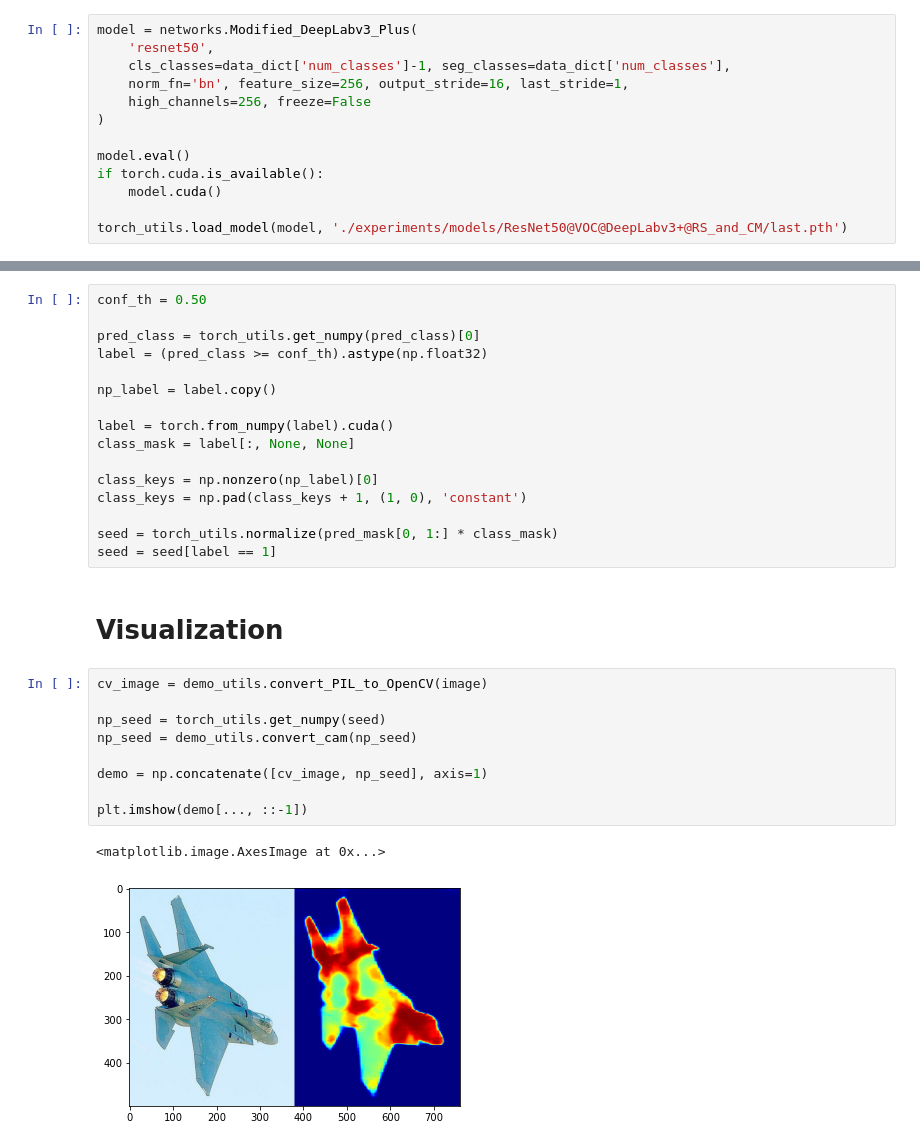
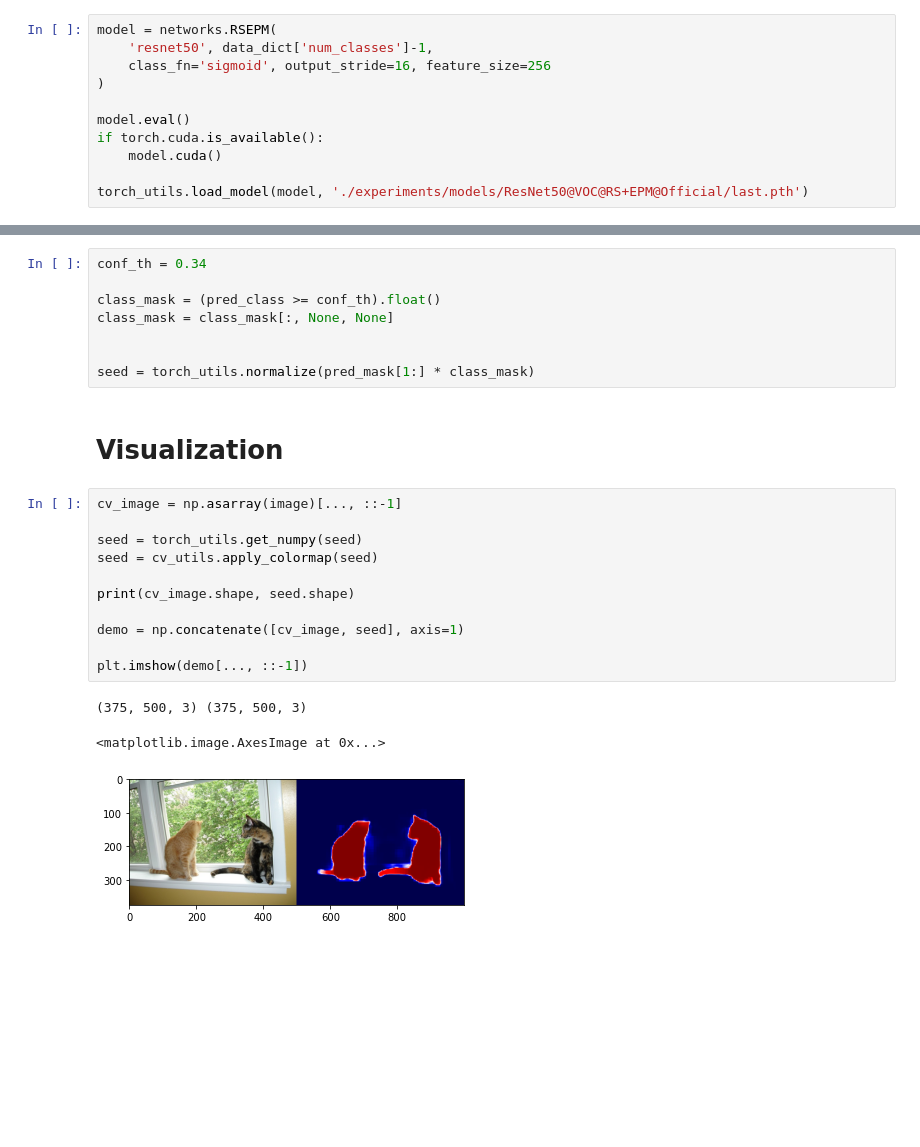
Before and after one commit to shjo-april/RecurSeed_and_EdgePredictMix, a Jupyter notebook: demo.ipynb, the cells around one changed output, grey strips where cells are left out. Drawn from its saved outputs; the diff is of its cells as text; blank space fills up the shorter version.

```diff
--- a/demo.ipynb
+++ b/demo.ipynb
@@ -34,16 +34,14 @@ colors = demo_utils.get_colors(data_dict)
 # %%
-model = networks.Modified_DeepLabv3_Plus(
-    'resnet50',
-    cls_classes=data_dict['num_classes']-1, seg_classes=data_dict['num_classes'],
-    norm_fn='bn', feature_size=256, output_stride=16, last_stride=1,
-    high_channels=256, freeze=False
+model = networks.RSEPM(
+    'resnet50', data_dict['num_classes']-1,
+    class_fn='sigmoid', output_stride=16, feature_size=256
 )
 
 model.eval()
 if torch.cuda.is_available():
     model.cuda()
 
-torch_utils.load_model(model, './experiments/models/ResNet50@VOC@DeepLabv3+@RS_and_CM/last.pth')
+torch_utils.load_model(model, './experiments/models/ResNet50@VOC@RS+EPM@Official/last.pth')
 # %% [markdown]
 # Inference
 # %%
@@ -75,32 +76,27 @@ pred_mask = output_dict['pred_mask']
 # %% [markdown]
 # Postprocessing
-# %%
-conf_th = 0.50
-
-pred_class = torch_utils.get_numpy(pred_class)[0]
-label = (pred_class >= conf_th).astype(np.float32)
-
-np_label = label.copy()
-
-label = torch.from_numpy(label).cuda()
-class_mask = label[:, None, None]
-
-class_keys = np.nonzero(np_label)[0]
-class_keys = np.pad(class_keys + 1, (1, 0), 'constant')
-
-seed = torch_utils.normalize(pred_mask[0, 1:] * class_mask)
-seed = seed[label == 1]
+# %%
+conf_th = 0.34
+
+class_mask = (pred_class >= conf_th).float()
+class_mask = class_mask[:, None, None]
+
+
+seed = torch_utils.normalize(pred_mask[1:] * class_mask)
 # %% [markdown]
 # Visualization
 # %%
-cv_image = demo_utils.convert_PIL_to_OpenCV(image)
+cv_image = np.asarray(image)[..., ::-1]
 
-np_seed = torch_utils.get_numpy(seed)
-np_seed = demo_utils.convert_cam(np_seed)
+seed = torch_utils.get_numpy(seed)
+seed = cv_utils.apply_colormap(seed)
 
-demo = np.concatenate([cv_image, np_seed], axis=1)
+print(cv_image.shape, seed.shape)
+
+demo = np.concatenate([cv_image, seed], axis=1)
 
 plt.imshow(demo[..., ::-1])
 # %% [output]
-<matplotlib.image.AxesImage at 0x...>
+(375, 500, 3) (375, 500, 3)
+<matplotlib.image.AxesImage at 0x...>
-[figure, old version]
+[figure, new version]
```
Also changed, not shown: parts of 4 cells of this notebook, 38 other files.
